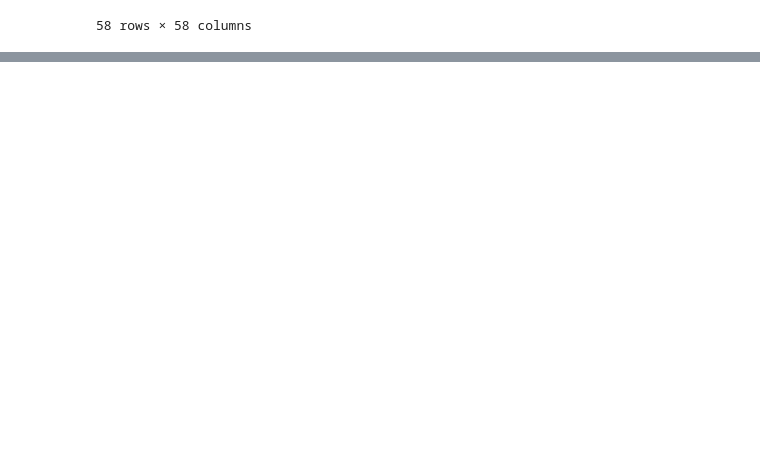
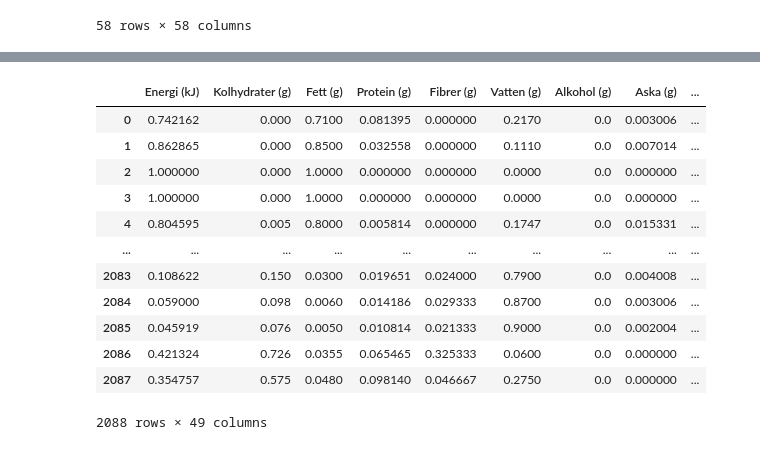
Before and after one commit to friberger/kodamat, a Jupyter notebook: pandamat.ipynb, the cells around one changed output, grey strips where cells are left out. Saved outputs shown, nothing was run; the diff lists cells and outputs as text; code cells hidden in the pictures; blank space fills up the shorter version.

Commit message:
Normalisering av data och avståndsmätning

```diff
--- a/pandamat.ipynb
+++ b/pandamat.ipynb
@@ -3,4 +3,4 @@ import matplotlib.pyplot as plt
 import numpy as np
 import pandas as pd
 # %%
-pd_data = pd.read_csv('LivsmedelsDB_201611160847_01.csv', delimiter = ',')
+df = pd.read_csv('LivsmedelsDB_201611160847_01.csv', delimiter = ',')
@@ -66,3 +54,6 @@ pd_data.corr()
 | Zink (mg) | -0.033702 | 0.084158 | 0.084158 | -0.072122 | 0.023298 | 0.506149 | 0.121533 | ... |
 | Avfall (skal etc.) (%) | 0.006169 | -0.141572 | -0.141585 | -0.258991 | -0.052241 | 0.282635 | -0.093520 | ... |
 58 rows × 58 columns
+# %%
+df= df.drop(columns=['Livsmedelsnummer', 'Energi (kcal)']).dropna(axis='columns')
+df
@@ -68,0 +106,21 @@ pd_data.corr()
+# %%
+cols = df.columns
+df_n = df.copy()
+df_n = df_n.iloc[:, 1:]/df_n.iloc[:, 1:].max()
+# %%
+df_n['Livsmedelsnamn'] = df['Livsmedelsnamn']
+df_n
+# %% [output]
+|  | Energi (kJ) | Kolhydrater (g) | Fett (g) | Protein (g) | Fibrer (g) | Vatten (g) | Alkohol (g) | Aska (g) | ... |
+| 0 | 0.742162 | 0.000 | 0.7100 | 0.081395 | 0.000000 | 0.2170 | 0.0 | 0.003006 | ... |
+| 1 | 0.862865 | 0.000 | 0.8500 | 0.032558 | 0.000000 | 0.1110 | 0.0 | 0.007014 | ... |
+| 2 | 1.000000 | 0.000 | 1.0000 | 0.000000 | 0.000000 | 0.0000 | 0.0 | 0.000000 | ... |
+| 3 | 1.000000 | 0.000 | 1.0000 | 0.000000 | 0.000000 | 0.0000 | 0.0 | 0.000000 | ... |
+| 4 | 0.804595 | 0.005 | 0.8000 | 0.005814 | 0.000000 | 0.1747 | 0.0 | 0.015331 | ... |
+| ... | ... | ... | ... | ... | ... | ... | ... | ... | ... |
+| 2083 | 0.108622 | 0.150 | 0.0300 | 0.019651 | 0.024000 | 0.7900 | 0.0 | 0.004008 | ... |
+| 2084 | 0.059000 | 0.098 | 0.0060 | 0.014186 | 0.029333 | 0.8700 | 0.0 | 0.003006 | ... |
+| 2085 | 0.045919 | 0.076 | 0.0050 | 0.010814 | 0.021333 | 0.9000 | 0.0 | 0.002004 | ... |
+| 2086 | 0.421324 | 0.726 | 0.0355 | 0.065465 | 0.325333 | 0.0600 | 0.0 | 0.000000 | ... |
+| 2087 | 0.354757 | 0.575 | 0.0480 | 0.098140 | 0.046667 | 0.2750 | 0.0 | 0.000000 | ... |
+2088 rows × 49 columns
```
Also changed, not shown: parts of 12 cells of this notebook, 1 other file.
